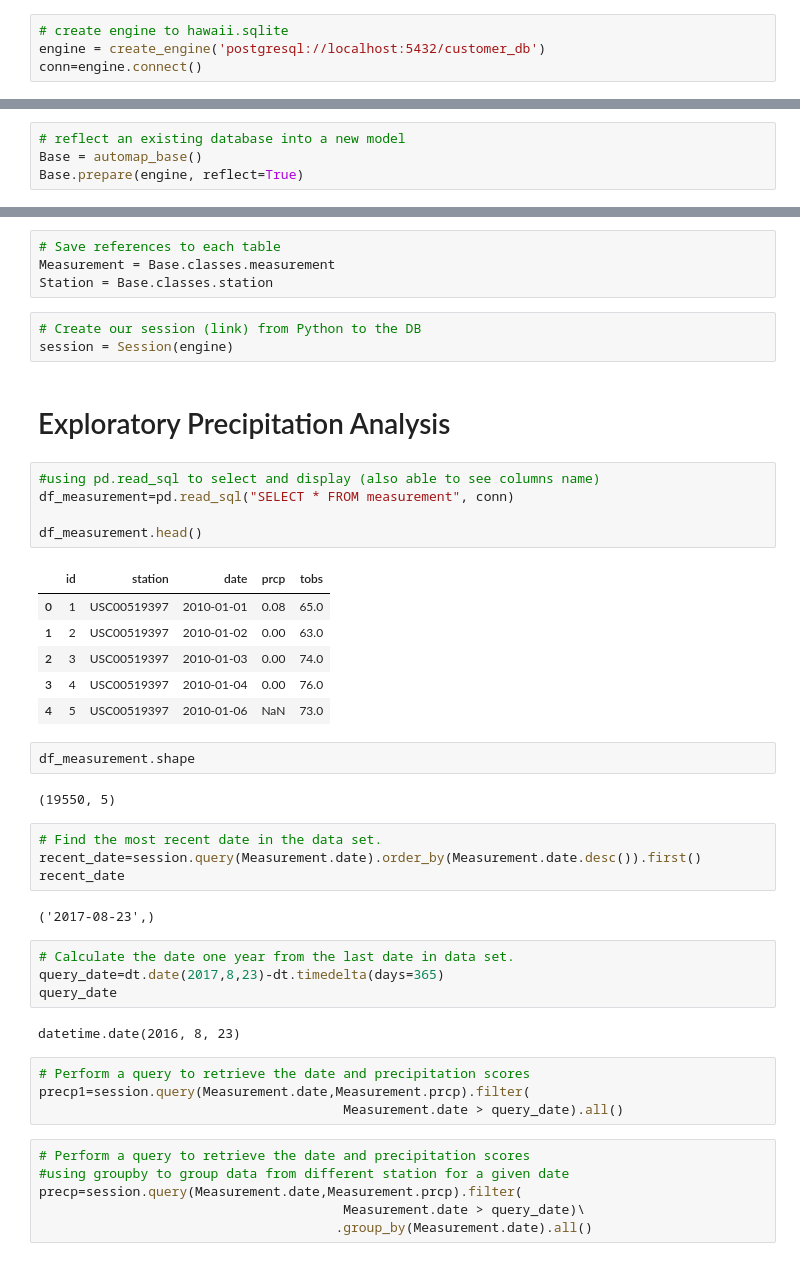
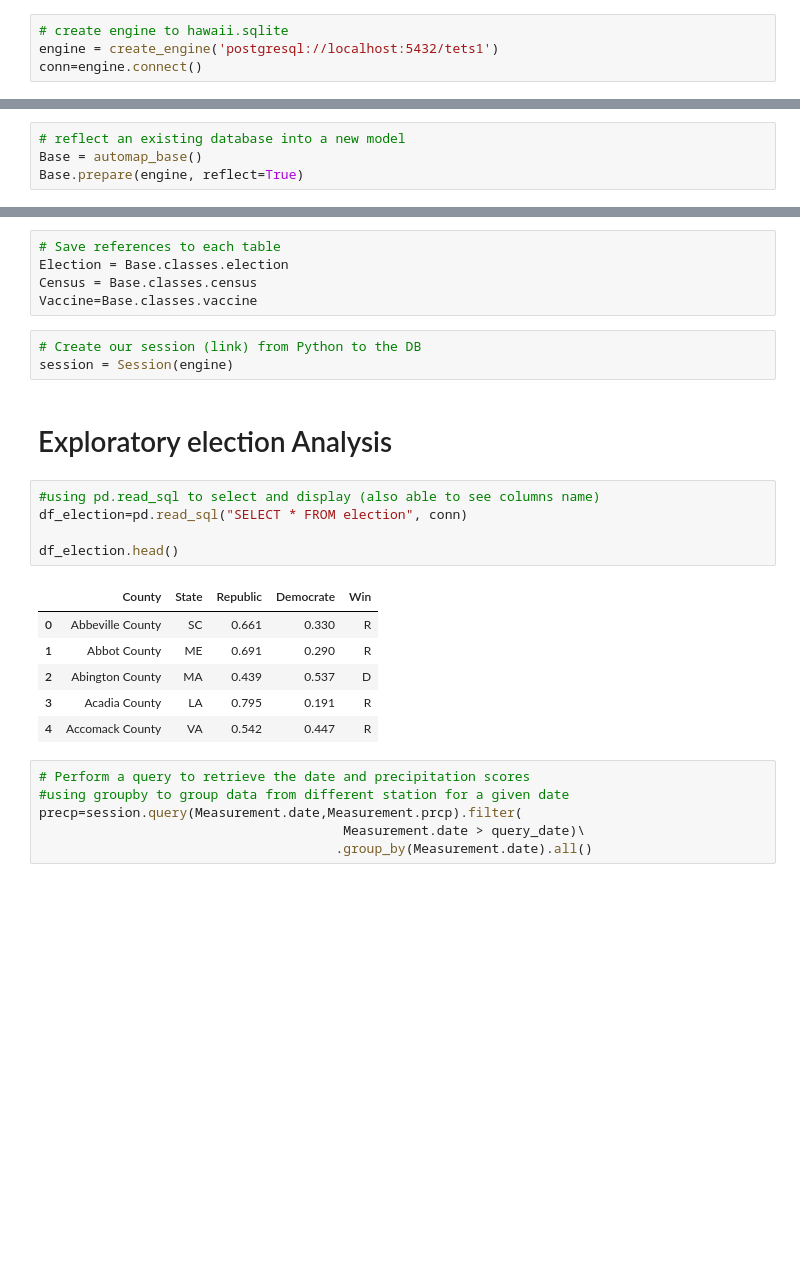
Before and after one commit to pandeysudip/COVID-19-Vaccination-Rate, a Jupyter notebook: alchemy_orm.ipynb, the cells around one changed output, grey strips where cells are left out. Drawn from its saved outputs; the diff is of its cells as text; blank space fills up the shorter version.

```diff
--- a/alchemy_orm.ipynb
+++ b/alchemy_orm.ipynb
@@ -37,7 +39,7 @@ from sqlalchemy.orm import Session
 from sqlalchemy import create_engine, func, inspect, and_, or_
 # %%
 # create engine to hawaii.sqlite
-engine = create_engine('postgresql://localhost:5432/customer_db')
+engine = create_engine('postgresql://localhost:5432/tets1')
 conn=engine.connect()
 # %%
 # Use the Inspector to explore the database and print the table names
@@ -94,44 +98,25 @@ Base.classes.keys()
 # %%
 # Save references to each table
-Measurement = Base.classes.measurement
-Station = Base.classes.station
+Election = Base.classes.election
+Census = Base.classes.census
+Vaccine=Base.classes.vaccine
 # %%
 # Create our session (link) from Python to the DB
 session = Session(engine)
 # %% [markdown]
-# Exploratory Precipitation Analysis
+# Exploratory election Analysis
 # %%
 #using pd.read_sql to select and display (also able to see columns name)
-df_measurement=pd.read_sql("SELECT * FROM measurement", conn)
+df_election=pd.read_sql("SELECT * FROM election", conn)
 
-df_measurement.head()
+df_election.head()
 # %% [output]
-|  | id | station | date | prcp | tobs |
-| 0 | 1 | USC00519397 | 2010-01-01 | 0.08 | 65.0 |
-| 1 | 2 | USC00519397 | 2010-01-02 | 0.00 | 63.0 |
-| 2 | 3 | USC00519397 | 2010-01-03 | 0.00 | 74.0 |
-| 3 | 4 | USC00519397 | 2010-01-04 | 0.00 | 76.0 |
-| 4 | 5 | USC00519397 | 2010-01-06 | NaN | 73.0 |
+|  | County | State | Republic | Democrate | Win |
+| 0 | Abbeville County | SC | 0.661 | 0.330 | R |
+| 1 | Abbot County | ME | 0.691 | 0.290 | R |
+| 2 | Abington County | MA | 0.439 | 0.537 | D |
+| 3 | Acadia County | LA | 0.795 | 0.191 | R |
+| 4 | Accomack County | VA | 0.542 | 0.447 | R |
-# %%
-df_measurement.shape
-# %% [output]
-(19550, 5)
-# %%
-# Find the most recent date in the data set.
-recent_date=session.query(Measurement.date).order_by(Measurement.date.desc()).first()
-recent_date
-# %% [output]
-('2017-08-23',)
-# %%
-# Calculate the date one year from the last date in data set.
-query_date=dt.date(2017,8,23)-dt.timedelta(days=365)
-query_date
-# %% [output]
-datetime.date(2016, 8, 23)
-# %%
-# Perform a query to retrieve the date and precipitation scores
-precp1=session.query(Measurement.date,Measurement.prcp).filter(
-                                       Measurement.date > query_date).all()
 # %%
 # Perform a query to retrieve the date and precipitation scores
 #using groupby to group data from different station for a given date
```
Also changed, not shown: parts of 16 cells of this notebook, 2 other files.
